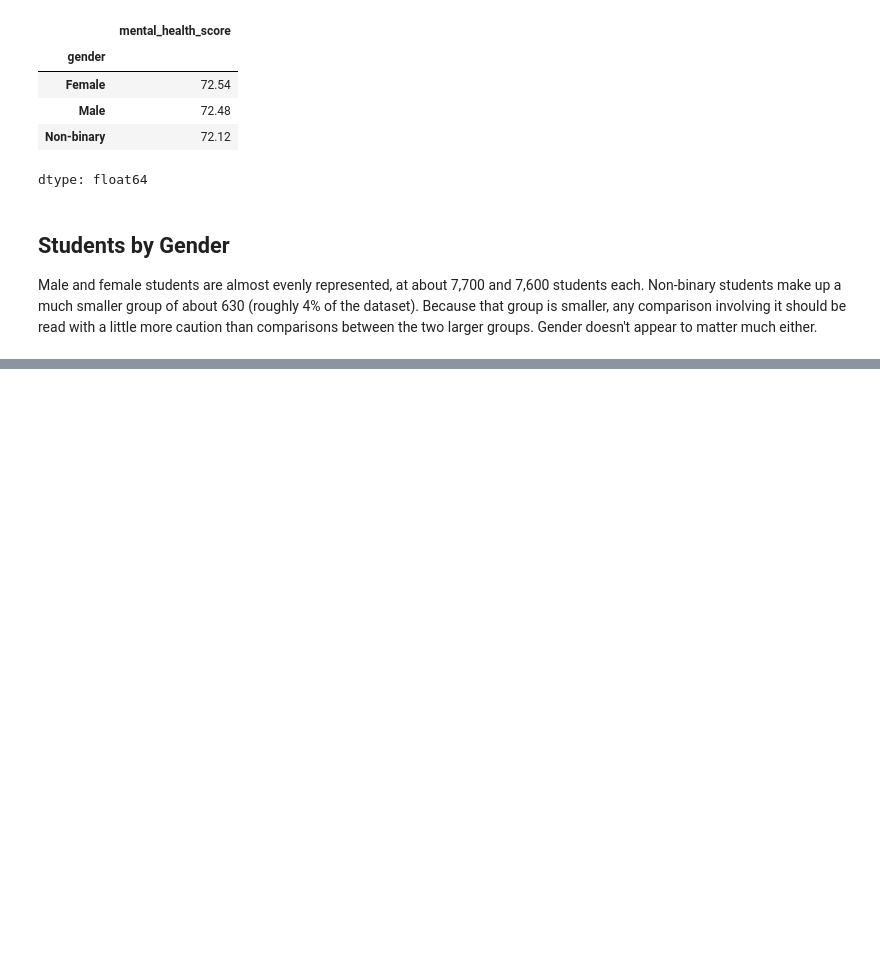
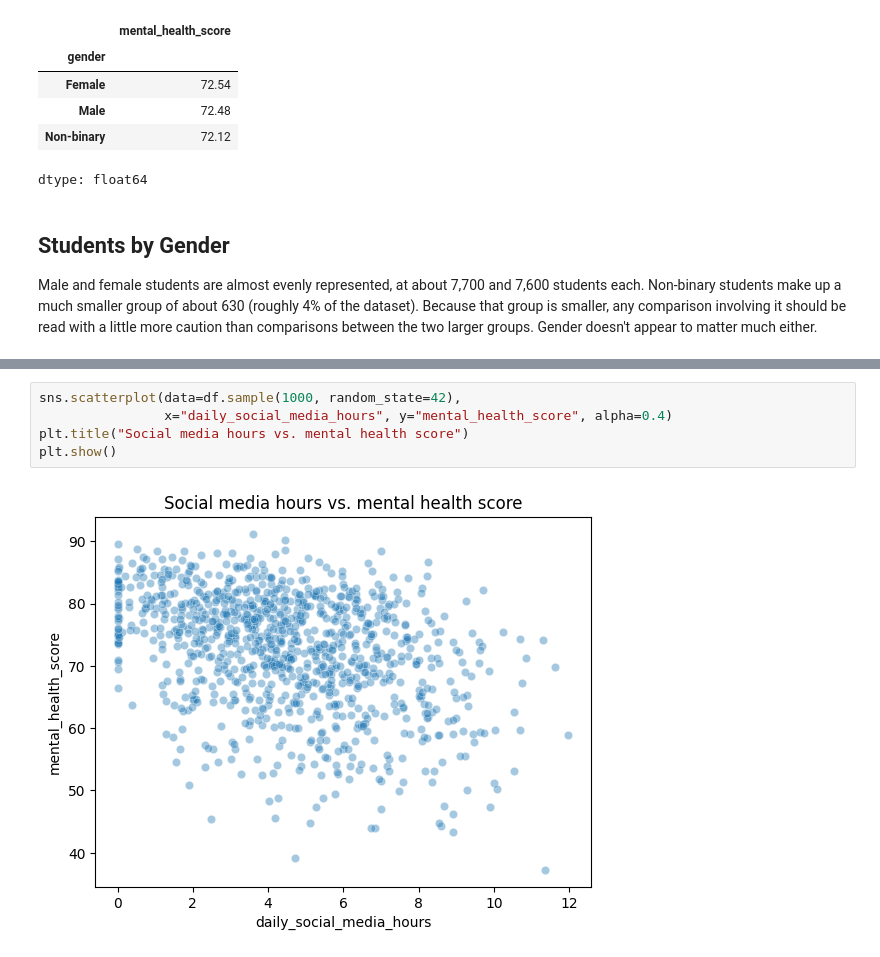
Before and after one commit to MarchianTz/ai-social-media-student-wellbeing, a Jupyter notebook: analysis.ipynb, the cells around one changed output, grey strips where cells are left out. Cells and saved outputs as stored; diff of their text form; blank space fills up the shorter version.

```diff
--- a/analysis.ipynb
+++ b/analysis.ipynb
@@ -178,0 +197,7 @@ Male and female students are almost evenly represented, at about 7,700 and 7,600
+# %%
+sns.scatterplot(data=df.sample(1000, random_state=42),
+                x="daily_social_media_hours", y="mental_health_score", alpha=0.4)
+plt.title("Social media hours vs. mental health score")
+plt.show()
+# %% [output]
+[figure, added]
```
Also changed, not shown: parts of 6 cells of this notebook.
